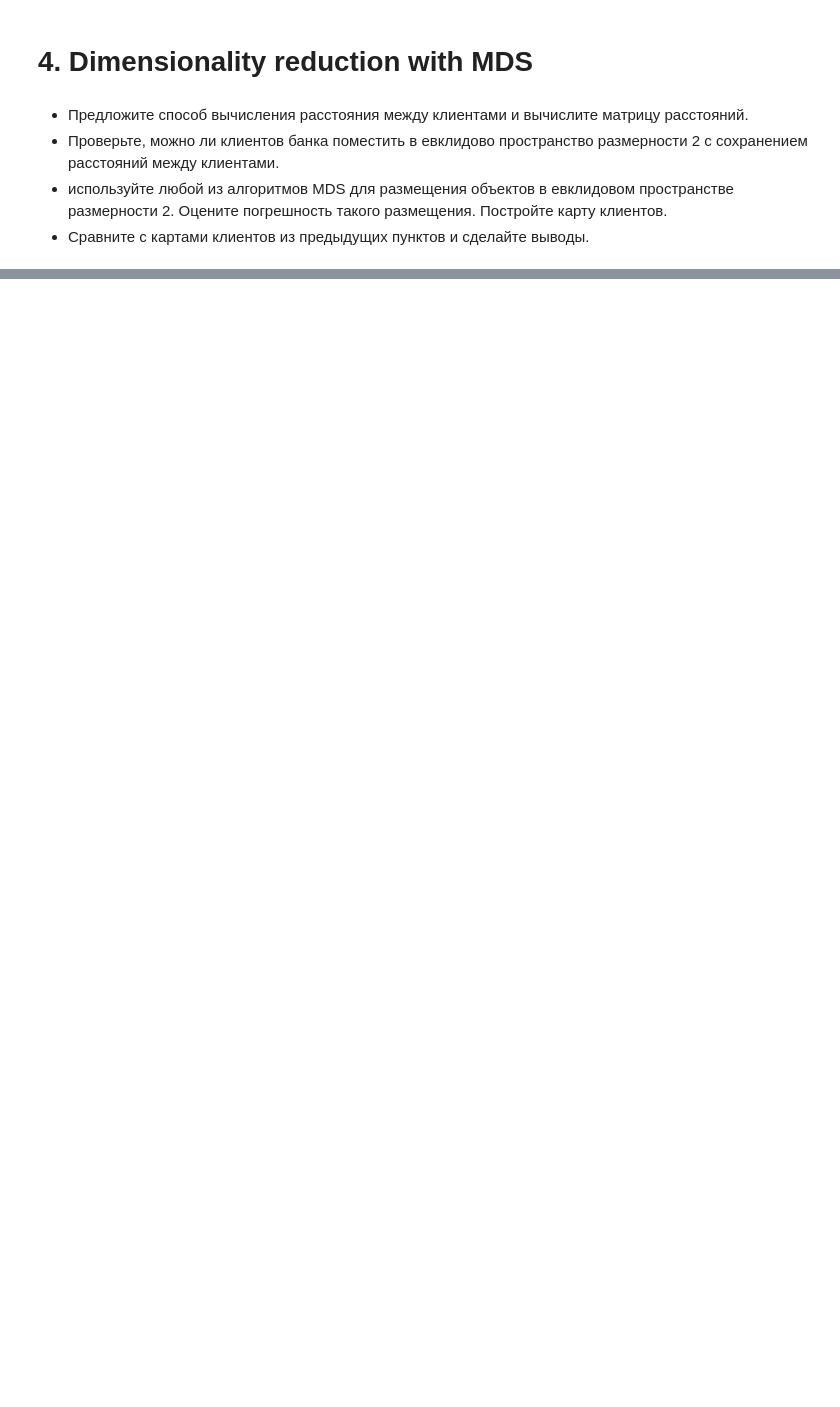
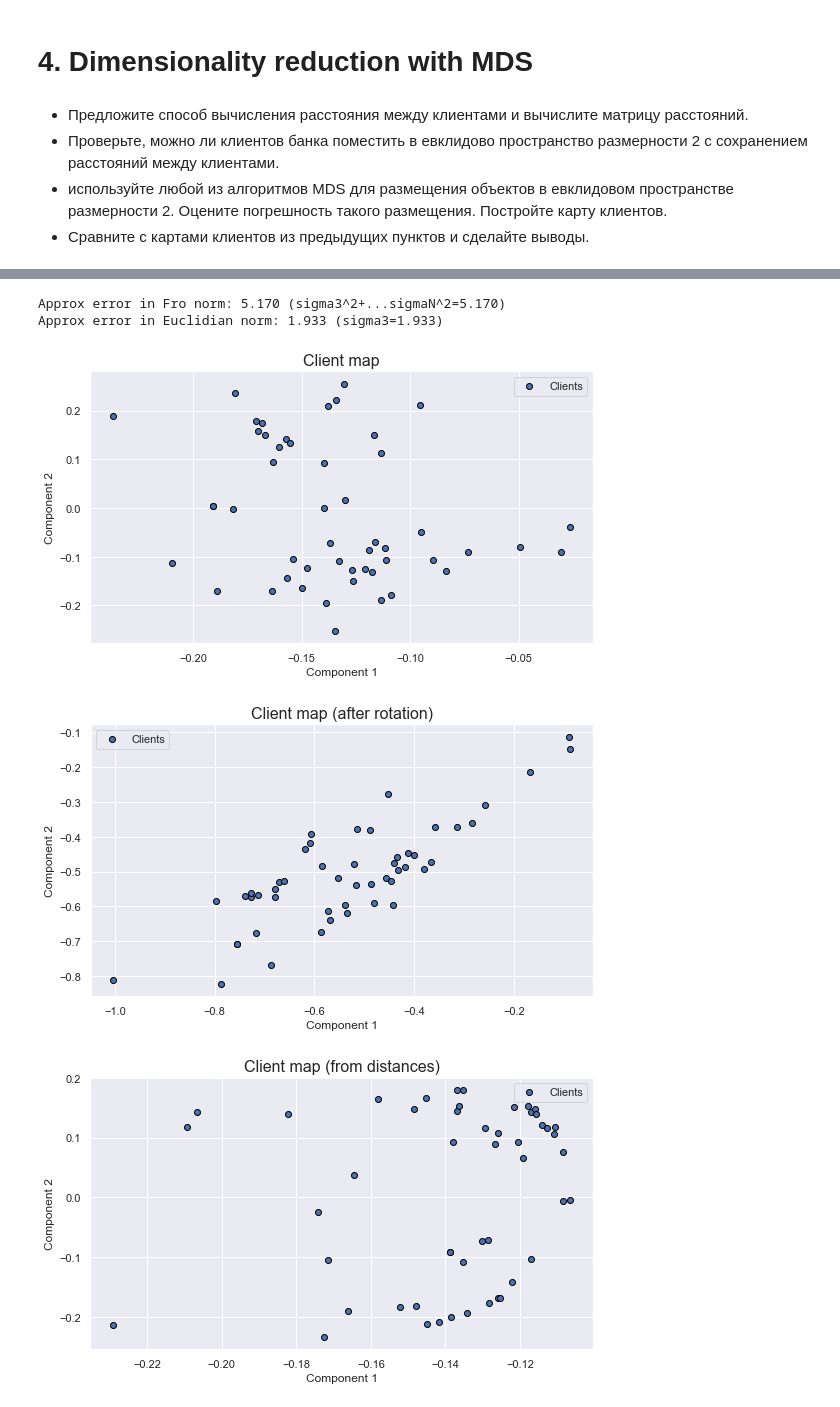
Before and after one commit to CodeSopranos/lab-2-data-analysis, a Jupyter notebook: lab2.ipynb, the cells around one changed output, grey strips where cells are left out. Saved outputs shown, nothing was run; the diff lists cells and outputs as text; code cells hidden in the pictures; blank space fills up the shorter version.

```diff
--- a/lab2.ipynb
+++ b/lab2.ipynb
@@ -475,3 +465,8 @@ plt.show()
 - используйте любой из алгоритмов MDS для размещения объектов в евклидовом пространстве
 размерности 2. Оцените погрешность такого размещения. Постройте карту клиентов.
 - Сравните с картами клиентов из предыдущих пунктов и сделайте выводы.
+# %%
+from sklearn.metrics.pairwise import euclidean_distances
+# distance_df = df_normalized @ df_normalized.T
+distances = euclidean_distances(df_normalized)
+np.around(distances[:5, :10], 2)
@@ -477,0 +497,2 @@ plt.show()
+# %%
+U, S, VT = np.linalg.svd(distances,  full_matrices=False,  compute_uv=True)
@@ -477,0 +541,40 @@ plt.show()
+# %%
+distances_errors = distances - distances_K
+enorm_F = np.linalg.norm(distances_errors, ord='fro') ** 2
+enorm_2 = np.linalg.norm(distances_errors, ord=2)
+
+print(f'Approx error in Fro norm: {enorm_F:.3f} (sigma{K+1}^2+...sigmaN^2={np.sum(S[2:]**2):.3f})')
+print(f'Approx error in Euclidian norm: {enorm_2:.3f} (sigma{K+1}={S[K]:.3f})')
+# %% [output]
+Approx error in Fro norm: 5.170 (sigma3^2+...sigmaN^2=5.170)
+Approx error in Euclidian norm: 1.933 (sigma3=1.933)
+# %%
+comp_K_distances = U[:, :K]
+# %%
+plt.figure(figsize=(9, 5))
+plt.scatter(comp_K[:, 0], comp_K[:, 1], label='Clients', edgecolors='black')
+plt.legend()
+plt.ylabel('Component 2')
+plt.xlabel('Component 1')
+plt.title('Client map', fontsize=16)
+plt.show()
+
+plt.figure(figsize=(9, 5))
+plt.scatter(comp_K_rotated[:, 0], comp_K_rotated[:, 1], label='Clients', edgecolors='black')
+plt.legend()
+plt.ylabel('Component 2')
+plt.xlabel('Component 1')
+plt.title('Client map (after rotation)', fontsize=16)
+plt.show()
+
+plt.figure(figsize=(9, 5))
+plt.scatter(comp_K_distances[:, 0], comp_K_distances[:, 1], label='Clients', edgecolors='black')
+plt.legend()
+plt.ylabel('Component 2')
+plt.xlabel('Component 1')
+plt.title('Client map (from distances)', fontsize=16)
+plt.show()
+# %% [output]
+[figure, added]
+[figure, added]
+[figure, added]
```
Also changed, not shown: parts of 35 cells of this notebook.
